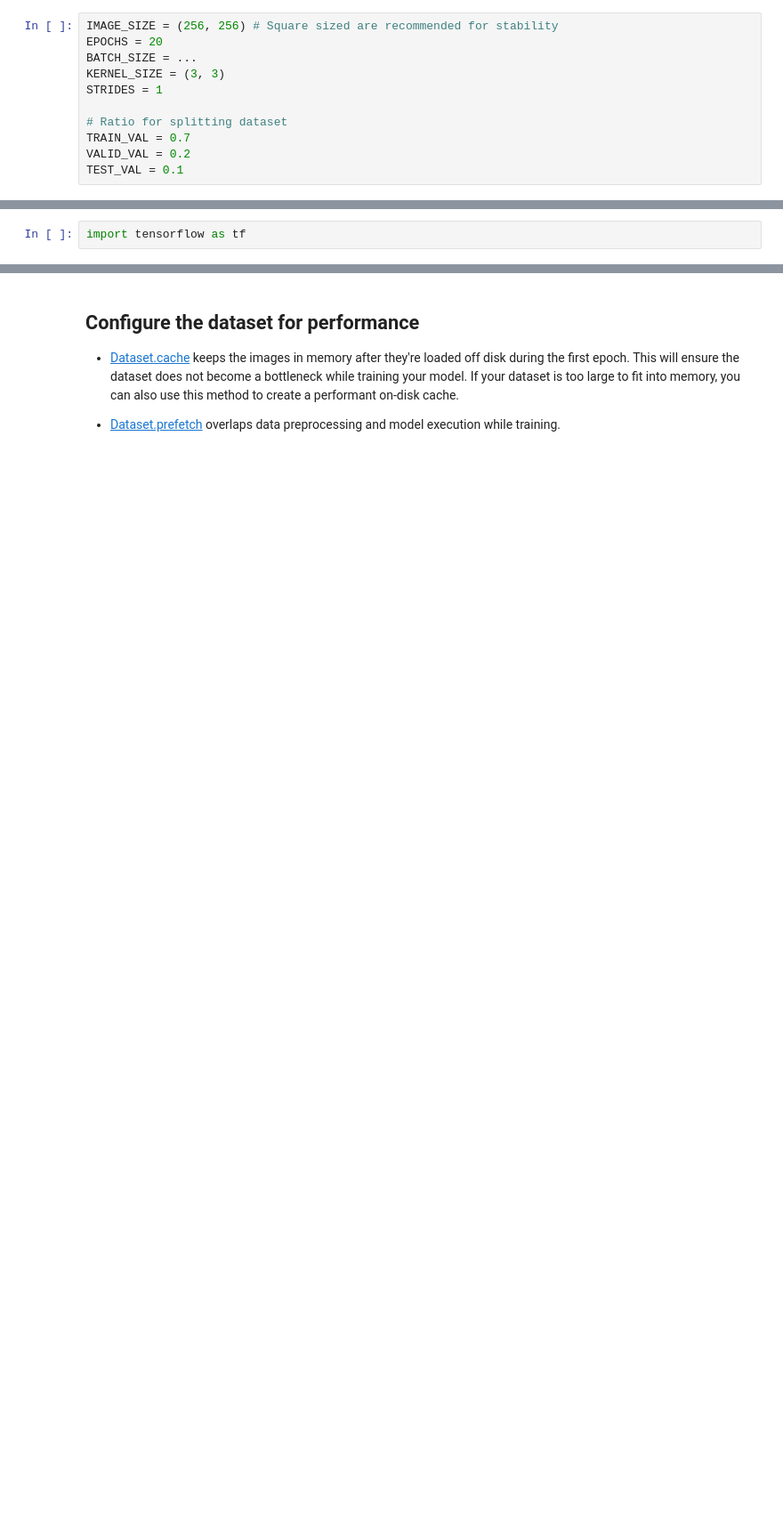
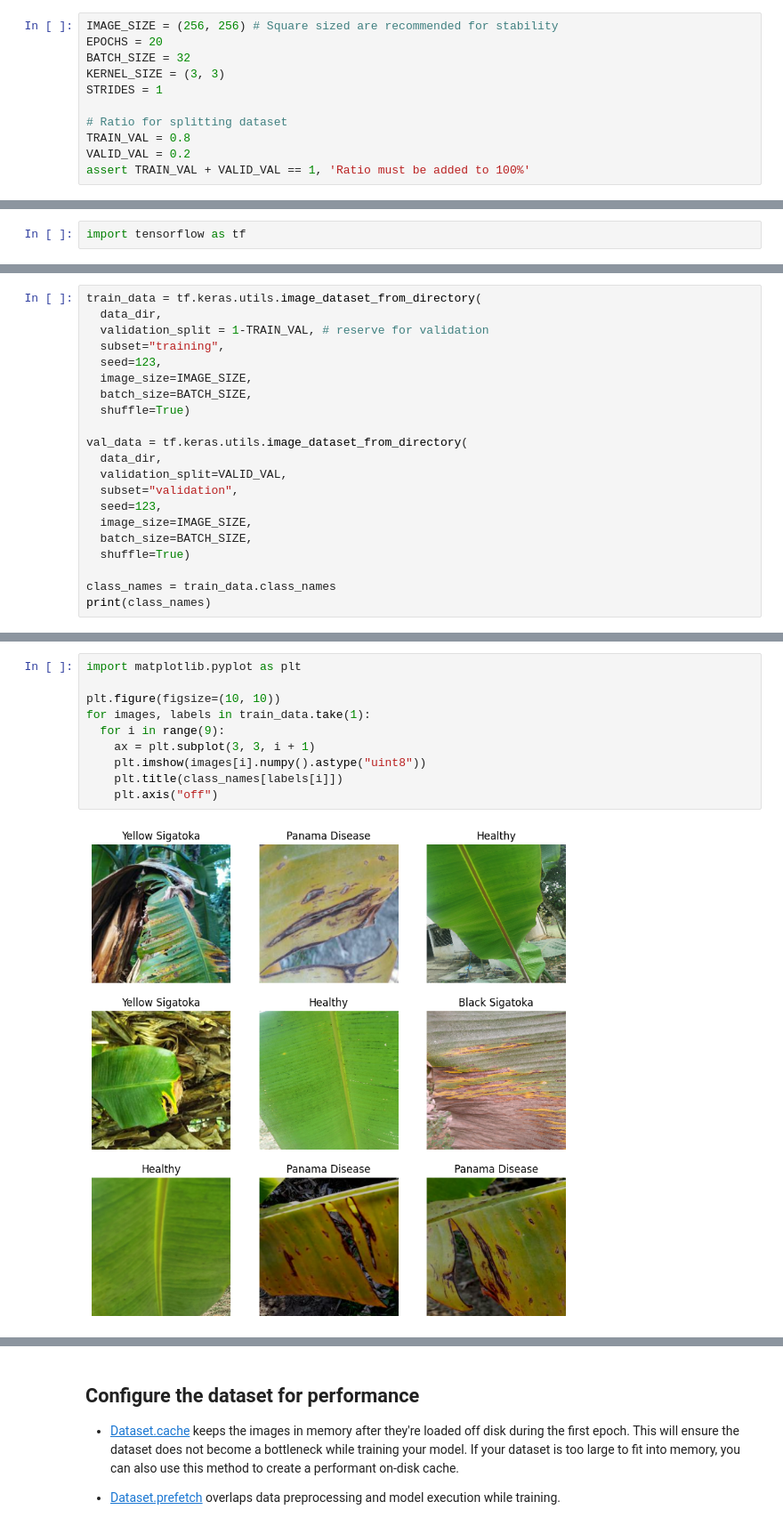
Before and after one commit to xtnctx/Banana-Leaf-Disease-Classifier, a Jupyter notebook: banana_leaf_trainer.ipynb, the cells around one changed output, grey strips where cells are left out. Shown at 89% size. Saved outputs shown, nothing was run; the diff lists cells and outputs as text; blank space fills up the shorter version.

Commit message:
major improvements, test data removed

```diff
--- a/banana_leaf_trainer.ipynb
+++ b/banana_leaf_trainer.ipynb
@@ -83,11 +63,11 @@ Apply all the settings here for preprocessing, building, and training the neural
 # %%
 IMAGE_SIZE = (256, 256) # Square sized are recommended for stability
 EPOCHS = 20
-BATCH_SIZE = ...
+BATCH_SIZE = 32
 KERNEL_SIZE = (3, 3)
 STRIDES = 1
 
 # Ratio for splitting dataset
-TRAIN_VAL = 0.7
+TRAIN_VAL = 0.8
 VALID_VAL = 0.2
-TEST_VAL = 0.1
+assert TRAIN_VAL + VALID_VAL == 1, 'Ratio must be added to 100%'
@@ -107,0 +87,21 @@ Found 268 files belonging to 4 classes.
+# %%
+train_data = tf.keras.utils.image_dataset_from_directory(
+  data_dir,
+  validation_split = 1-TRAIN_VAL, # reserve for validation
+  subset="training",
+  seed=123,
+  image_size=IMAGE_SIZE,
+  batch_size=BATCH_SIZE,
+  shuffle=True)
+
+val_data = tf.keras.utils.image_dataset_from_directory(
+  data_dir,
+  validation_split=VALID_VAL,
+  subset="validation",
+  seed=123,
+  image_size=IMAGE_SIZE,
+  batch_size=BATCH_SIZE,
+  shuffle=True)
+
+class_names = train_data.class_names
+print(class_names)
@@ -108 +114,13 @@ Found 268 files belonging to 4 classes.
+# %%
+import matplotlib.pyplot as plt
+
+plt.figure(figsize=(10, 10))
+for images, labels in train_data.take(1):
+  for i in range(9):
+    ax = plt.subplot(3, 3, i + 1)
+    plt.imshow(images[i].numpy().astype("uint8"))
+    plt.title(class_names[labels[i]])
+    plt.axis("off")
+# %% [output]
+[figure, added]
 # %%
```
Also changed, not shown: parts of 22 cells of this notebook.
